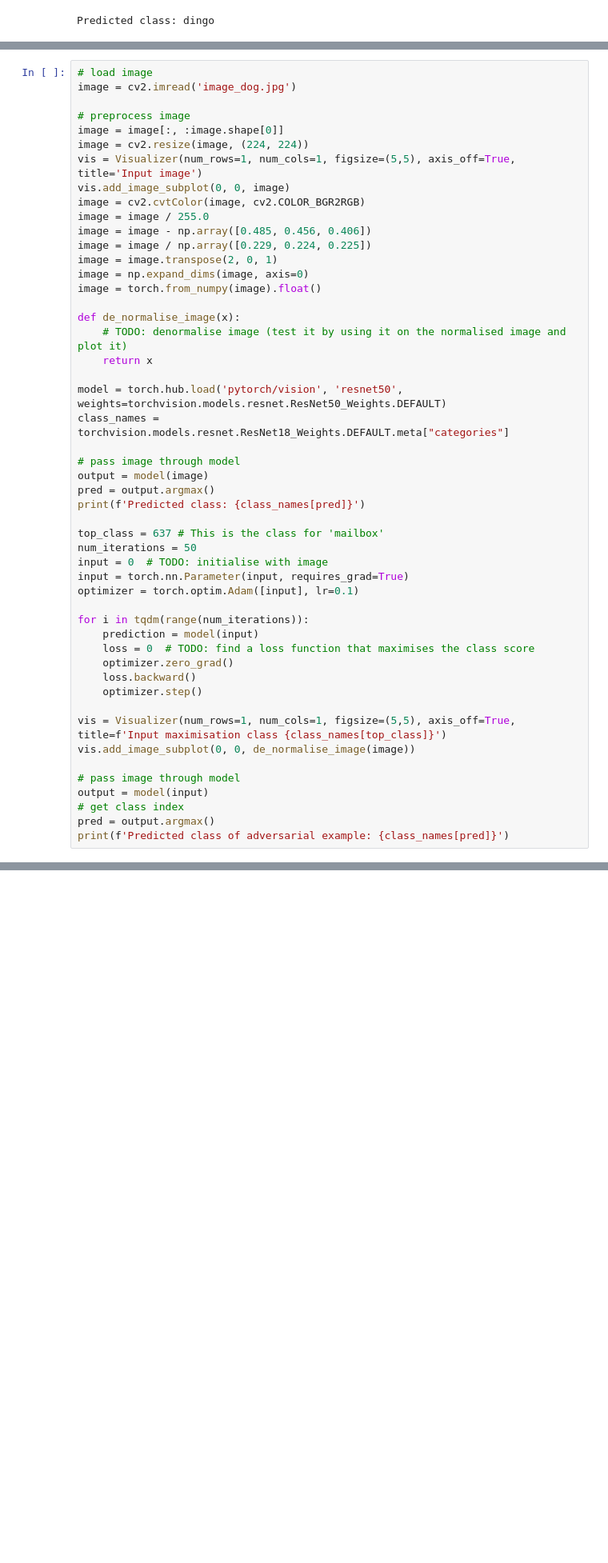
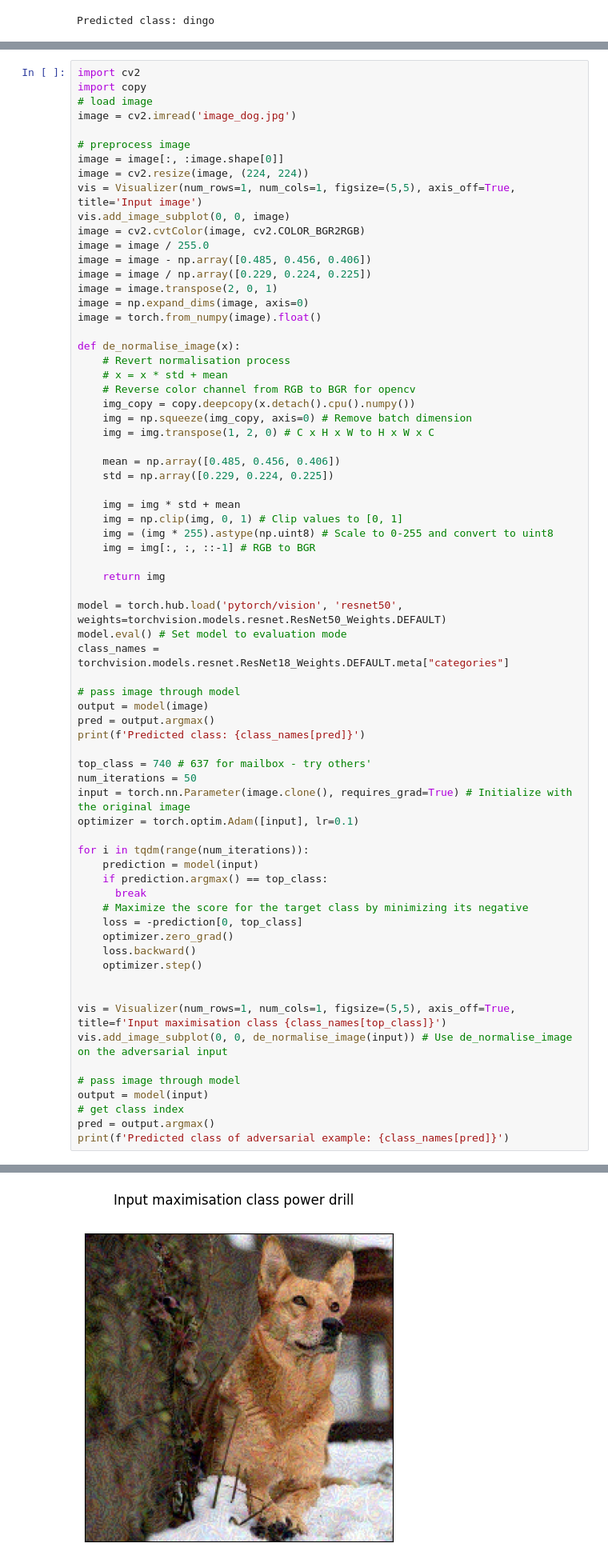
Before and after one commit to AxeJamie/Oxford-Computer-Vision-Practical, a Jupyter notebook: practical2.ipynb, the cells around one changed output, grey strips where cells are left out. Shown at 80% size. Cells and saved outputs as stored; diff of their text form; blank space fills up the shorter version.

```diff
--- a/practical2.ipynb
+++ b/practical2.ipynb
@@ -372,6 +373,8 @@ Take the input reconstruction code from the lecture notebook on visualisation as
 
 Hint: you will need to normalise the image (like in the code above). When visualising the result, you need to invert this process.
 # %%
+import cv2
+import copy
 # load image
 image = cv2.imread('image_dog.jpg')
 
@@ -389,10 +392,25 @@ image = np.expand_dims(image, axis=0)
 image = torch.from_numpy(image).float()
 
 def de_normalise_image(x):
-    # TODO: denormalise image (test it by using it on the normalised image and plot it)
-    return x
+    # Revert normalisation process
+    # x = x * std + mean
+    # Reverse color channel from RGB to BGR for opencv
+    img_copy = copy.deepcopy(x.detach().cpu().numpy())
+    img = np.squeeze(img_copy, axis=0) # Remove batch dimension
+    img = img.transpose(1, 2, 0) # C x H x W to H x W x C
+
+    mean = np.array([0.485, 0.456, 0.406])
+    std = np.array([0.229, 0.224, 0.225])
+
+    img = img * std + mean
+    img = np.clip(img, 0, 1) # Clip values to [0, 1]
+    img = (img * 255).astype(np.uint8) # Scale to 0-255 and convert to uint8
+    img = img[:, :, ::-1] # RGB to BGR
+
+    return img
 
 model = torch.hub.load('pytorch/vision', 'resnet50', weights=torchvision.models.resnet.ResNet50_Weights.DEFAULT)
+model.eval() # Set model to evaluation mode
 class_names = torchvision.models.resnet.ResNet18_Weights.DEFAULT.meta["categories"]
 
 # pass image through model
@@ -400,24 +418,28 @@ output = model(image)
 pred = output.argmax()
 print(f'Predicted class: {class_names[pred]}')
 
-top_class = 637 # This is the class for 'mailbox'
+top_class = 740 # 637 for mailbox - try others'
 num_iterations = 50
-input = 0  # TODO: initialise with image
-input = torch.nn.Parameter(input, requires_grad=True)
+input = torch.nn.Parameter(image.clone(), requires_grad=True) # Initialize with the original image
 optimizer = torch.optim.Adam([input], lr=0.1)
 
 for i in tqdm(range(num_iterations)):
     prediction = model(input)
-    loss = 0  # TODO: find a loss function that maximises the class score
+    if prediction.argmax() == top_class:
+      break
+    # Maximize the score for the target class by minimizing its negative
+    loss = -prediction[0, top_class]
     optimizer.zero_grad()
     loss.backward()
     optimizer.step()
 
+
 vis = Visualizer(num_rows=1, num_cols=1, figsize=(5,5), axis_off=True, title=f'Input maximisation class {class_names[top_class]}')
-vis.add_image_subplot(0, 0, de_normalise_image(image))
+vis.add_image_subplot(0, 0, de_normalise_image(input)) # Use de_normalise_image on the adversarial input
 
 # pass image through model
 output = model(input)
 # get class index
 pred = output.argmax()
 print(f'Predicted class of adversarial example: {class_names[pred]}')
+# %% [output]
@@ -424,3 +450,4 @@ print(f'Predicted class of adversarial example: {class_names[pred]}')
+[figure, added]
 # %% [markdown]
 Visualise the difference image between the original and the adversarial example.
 * Do the same for different classes.
```
Also changed, not shown: parts of 6 cells of this notebook.
